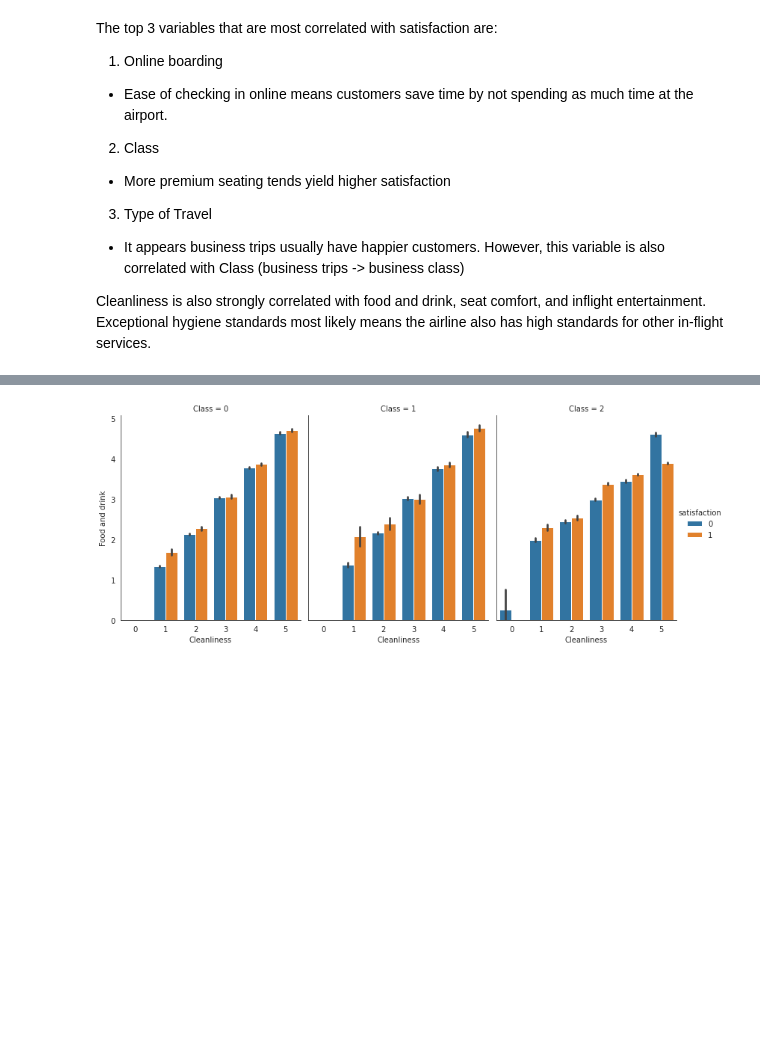
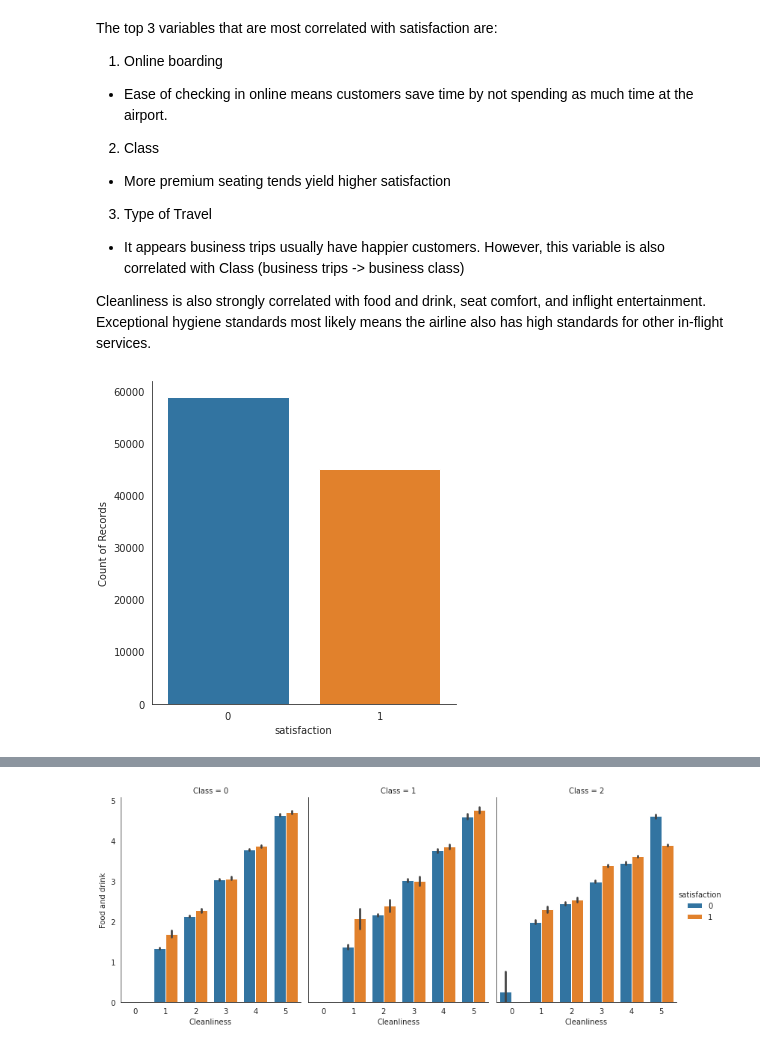
Before and after one commit to willis-tan/airline_customer_satisfaction, a Jupyter notebook: customer_satisfaction.ipynb, the cells around one changed output, grey strips where cells are left out. Drawn from its saved outputs; the diff is of its cells as text; code cells hidden in the pictures; blank space fills up the shorter version.

```diff
--- a/customer_satisfaction.ipynb
+++ b/customer_satisfaction.ipynb
@@ -166,3 +149,13 @@ The top 3 variables that are most correlated with satisfaction are:
  * It appears business trips usually have happier customers. However, this variable is also correlated with Class (business trips -> business class)
 
 Cleanliness is also strongly correlated with food and drink, seat comfort, and inflight entertainment. Exceptional hygiene standards most likely means the airline also has high standards for other in-flight services.
+# %%
+with sns.axes_style('white'):
+    g = sns.catplot(
+        x="satisfaction",
+        data=df,
+        kind='count',
+    )
+    g.set_ylabels('Count of Records')
+# %% [output]
+[figure, added]
```
Also changed, not shown: parts of 15 cells of this notebook.
